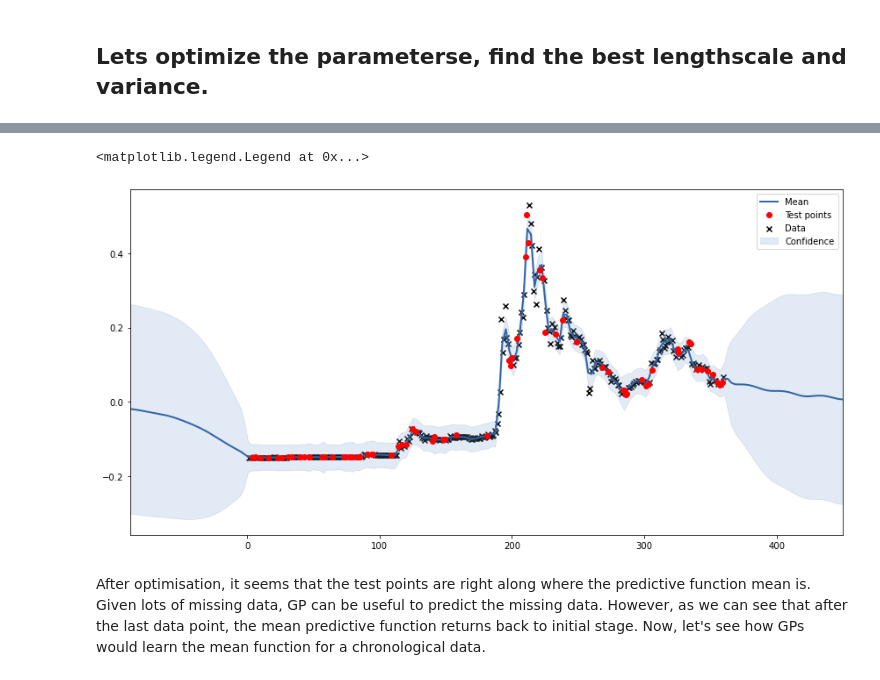
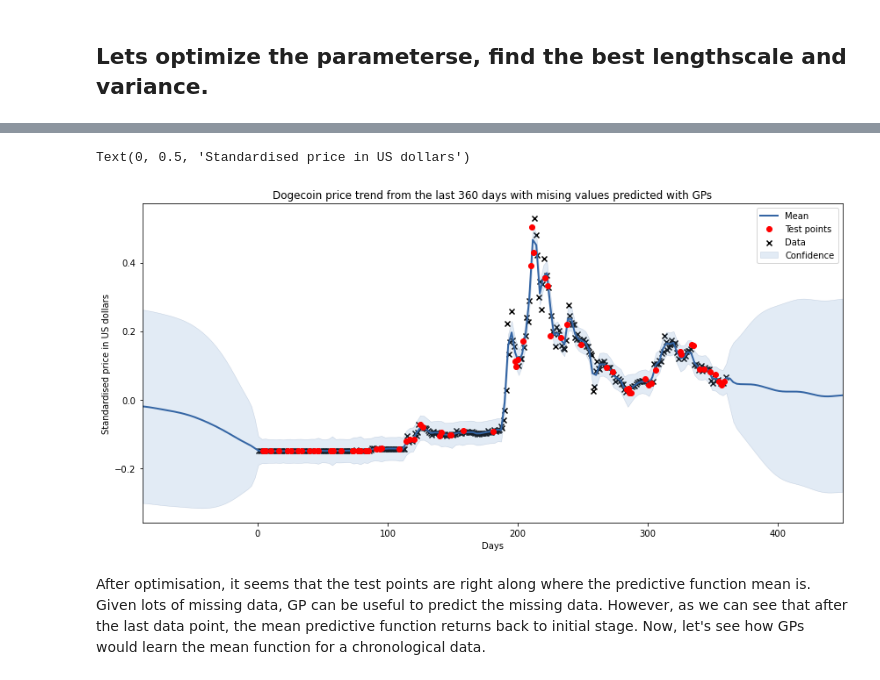
Before and after one commit to LamaNIkesh/GaussianProcess, a Jupyter notebook: dogecoin_GP.ipynb, the cells around one changed output, grey strips where cells are left out. Drawn from its saved outputs; the diff is of its cells as text; code cells hidden in the pictures.

```diff
--- a/dogecoin_GP.ipynb
+++ b/dogecoin_GP.ipynb
@@ -265,10 +265,13 @@ Updates: True
 # %%
 ax = m.plot(figsize = (12,6))
 plt.plot(X_test1, y_test1, "ro", mew=1, label='Test points')
 plt.legend(loc = 'upper right')
+plt.title('Dogecoin price trend from the last 360 days with mising values predicted with GPs')
+plt.xlabel('Days')
+plt.ylabel('Standardised price in US dollars')
 # %% [output]
-<matplotlib.legend.Legend at 0x...>
+Text(0, 0.5, 'Standardised price in US dollars')
-[figure, old version]
+[figure, new version]
 # %% [markdown]
 After optimisation, it seems that the test points are right along where the predictive function mean is. Given lots of missing data, GP can be useful to predict the missing data. However, as we can see that after the last data point, the mean predictive function returns back to initial stage. Now, let's see how GPs would learn the mean function for a chronological data.
 # %%
```
Also changed, not shown: parts of 7 cells of this notebook, 6 other files.
